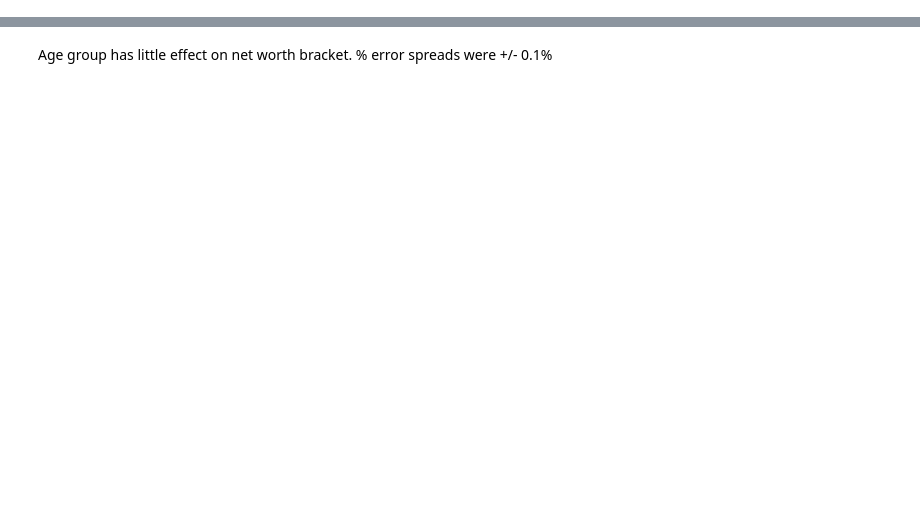
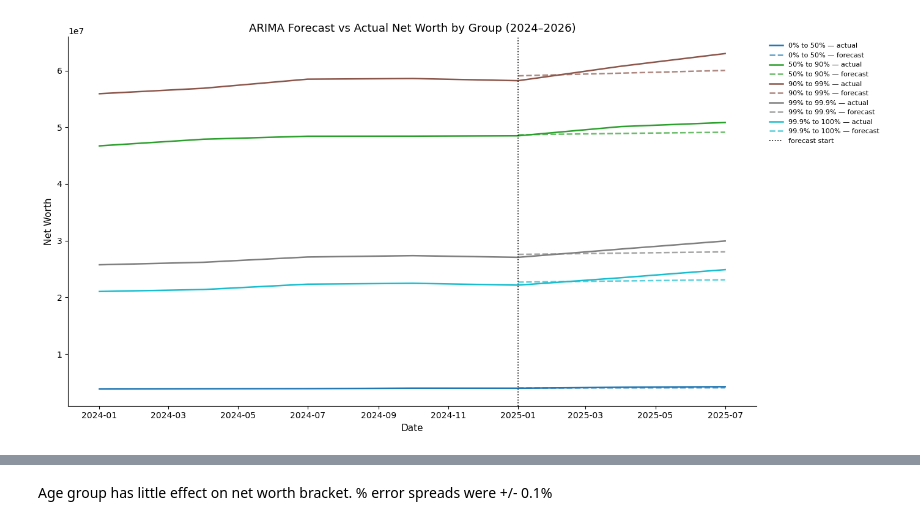
Before and after one commit to Taran-Gupta/DS4002_Project2, a Jupyter notebook: Scripts/Predictive_Anaylsis.ipynb, the cells around one changed output, grey strips where cells are left out. Cells and saved outputs as stored; diff of their text form; code cells hidden in the pictures; blank space fills up the shorter version.

```diff
--- a/Scripts/Predictive_Anaylsis.ipynb
+++ b/Scripts/Predictive_Anaylsis.ipynb
@@ -157,3 +216,49 @@ print(forecast_df)
+# %%
+forecast_avg = (
+    forecast_df
+    .groupby(['Date', 'Net Worth (y)'])[['Forecast', 'Actual']]
+    .mean()
+    .reset_index()
+    .sort_values('Date')
+)
+
+# filter to 2024-2026
+mask_all      = (all_actual.index >= '2024-01-01') & (all_actual.index <= '2026-12-31')
+actual_filtered   = all_actual.loc[mask_all]
+forecast_filtered = forecast_avg[
+    (forecast_avg['Date'] >= '2024-01-01') &
+    (forecast_avg['Date'] <= '2026-12-31')
+]
+
+fig, ax = plt.subplots(figsize=(14, 7))
+colors = cm.tab10(np.linspace(0, 1, len(forecast_filtered['Net Worth (y)'].unique())))
+
+for y_col, color in zip(forecast_filtered['Net Worth (y)'].unique(), colors):
+    group = forecast_filtered[forecast_filtered['Net Worth (y)'] == y_col]
+
+    # actuals from all_actual so they span full 2024-2026
+    ax.plot(actual_filtered.index, actual_filtered[y_col],
+            color=color, linewidth=1.8, label=f"{y_col} — actual")
+
+    # forecasts only on test dates
+    ax.plot(group['Date'], group['Forecast'],
+            color=color, linewidth=1.8, linestyle="--", alpha=0.7,
+            label=f"{y_col} — forecast")
+
+# vertical line at forecast start
+forecast_start = forecast_filtered['Date'].min()
+ax.axvline(forecast_start, color="black", linestyle=":", linewidth=1.2, label="forecast start")
+
+ax.set_title("ARIMA Forecast vs Actual Net Worth by Group (2024–2026)", fontsize=13)
+ax.set_xlabel("Date", fontsize=11)
+ax.set_ylabel("Net Worth", fontsize=11)
+ax.legend(bbox_to_anchor=(1.01, 1), loc="upper left", fontsize=8, frameon=False)
+ax.spines[["top", "right"]].set_visible(False)
+
+plt.tight_layout()
+plt.show()
+# %% [output]
+[figure, added]
 # %%
 results = []
 
```
Also changed, not shown: parts of 9 cells of this notebook, 3 other files.
